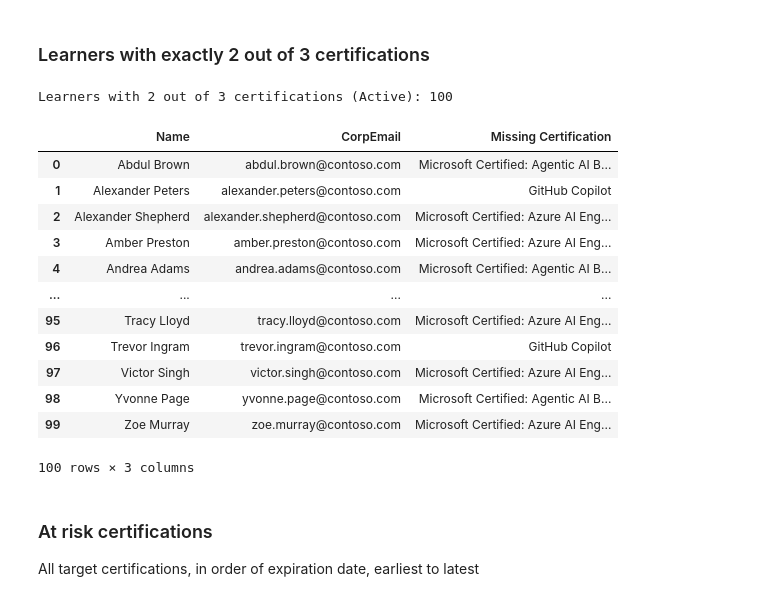
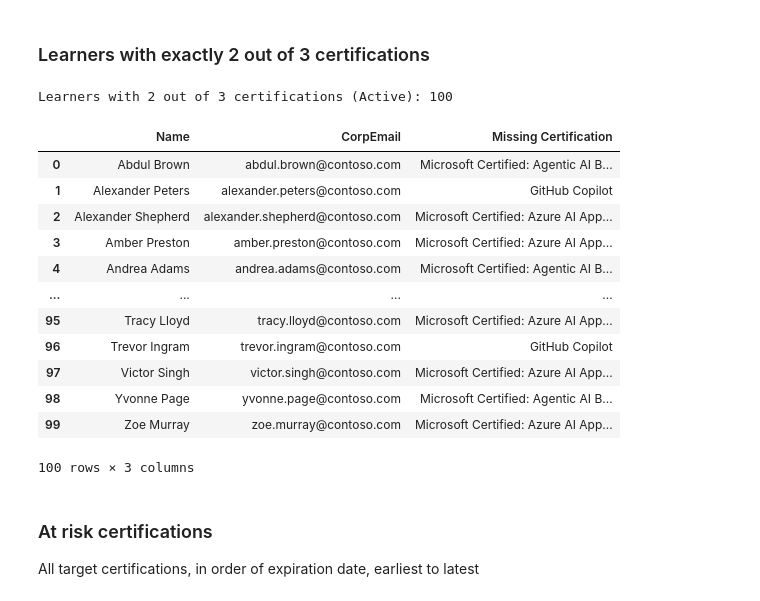
Before and after one commit to guygregory/frontier-engineer-finder, a Jupyter notebook: FrontierEngineer.ipynb, the cells around one changed output. Saved outputs shown, nothing was run; the diff lists cells and outputs as text; code cells hidden in the pictures.

Commit message:
Added logic to include Azure AI Apps and Agents Developer Associate

```diff
--- a/FrontierEngineer.ipynb
+++ b/FrontierEngineer.ipynb
@@ -22,23 +22,42 @@ Loaded 10,178 unique learners
 # %% [markdown]
 ### Learners with all three certifications
 # %%
+# Define Azure AI certification group (old and new)
+azure_ai_certs = [
+    'Microsoft Certified: Azure AI Engineer Associate',
+    'Microsoft Certified: Azure AI Apps and Agents Developer Associate'
+    # Add more aliases if needed in future
+ ]
 target_certs = [
-    'Microsoft Certified: Azure AI Engineer Associate',
+    'Azure AI',  # Placeholder for either of the above
     'GitHub Copilot',
     'Microsoft Certified: Agentic AI Business Solutions Architect'
-]
+ ]
 
 # Filter for target certifications that are Active and of type Certification, with valid Email
 filtered = df[
-    (df['TrainingTitle'].isin(target_certs)) &
+    ((
+        (df['TrainingTitle'].isin(azure_ai_certs)) |
+        (df['TrainingTitle'] == 'GitHub Copilot') |
+        (df['TrainingTitle'] == 'Microsoft Certified: Agentic AI Business Solutions Architect')
+    )) &
     (df['ActivationStatus'] == 'Active') &
     (df['TrainingType'] == 'Certification') &
     (df['Email'].notna()) &
     (df['Email'].str.strip() != '')
-]
+ ]
 
-# Find learners who have earned all 3 certifications
-cert_counts = filtered.groupby('Email')['TrainingTitle'].nunique()
+# Map TrainingTitle to logical cert bucket for grouping
+def logical_cert(row):
+    if row['TrainingTitle'] in azure_ai_certs:
+        return 'Azure AI'
+    return row['TrainingTitle']
+
+filtered = filtered.copy()
+filtered['LogicalCert'] = filtered.apply(logical_cert, axis=1)
+
+# Find learners who have earned all 3 logical certifications
+cert_counts = filtered.groupby('Email')['LogicalCert'].nunique()
 qualified_ids = cert_counts[cert_counts == 3].index
 
 # Build output table with one row per learner
@@ -51,7 +70,7 @@ result = (
         CorpEmail=('CorpEmail', 'first')
     )
     .reset_index()
-)
+ )
 result['Name'] = result['FirstName'].str.cat(result['LastName'], sep=' ').str.strip()
 result = result[['Name', 'CorpEmail']]
 
@@ -68,37 +87,42 @@ Learners with all 3 certifications (Active): 5
 # %% [markdown]
 ### Learners with exactly 2 out of 3 certifications
 # %%
+# Use the logical_cert mapping and updated logic for 2 out of 3
 two_of_three_ids = cert_counts[cert_counts == 2].index
 two_of_three = filtered[filtered['Email'].isin(two_of_three_ids)]
 
-# For each learner, find the missing certification
+# For each learner, find the missing logical certification
 rows = []
 for email, group in two_of_three.groupby('Email'):
-    earned = set(group['TrainingTitle'])
+    earned = set(group['LogicalCert'])
     missing = set(target_certs) - earned
     row = group.iloc[0]
     name = f"{row['IndividualFirstName']} {row['IndividualLastName']}".strip()
     for cert in missing:
-        rows.append({'Name': name, 'CorpEmail': row['CorpEmail'], 'Missing Certification': cert})
+        # If Azure AI is missing, always recommend the new cert only
+        if cert == 'Azure AI':
+            rows.append({'Name': name, 'CorpEmail': row['CorpEmail'], 'Missing Certification': 'Microsoft Certified: Azure AI Apps and Agents Developer Associate'})
+        else:
+            rows.append({'Name': name, 'CorpEmail': row['CorpEmail'], 'Missing Certification': cert})
 
 result_2of3 = pd.DataFrame(rows)
 
 print(f'Learners with 2 out of 3 certifications (Active): {result_2of3["CorpEmail"].nunique()}')
 result_2of3
 # %% [output]
 Learners with 2 out of 3 certifications (Active): 100
 |  | Name | CorpEmail | Missing Certification |
 | 0 | Abdul Brown | abdul.brown@contoso.com | Microsoft Certified: Agentic AI B... |
 | 1 | Alexander Peters | alexander.peters@contoso.com | GitHub Copilot |
-| 2 | Alexander Shepherd | alexander.shepherd@contoso.com | Microsoft Certified: Azure AI Eng... |
-| 3 | Amber Preston | amber.preston@contoso.com | Microsoft Certified: Azure AI Eng... |
+| 2 | Alexander Shepherd | alexander.shepherd@contoso.com | Microsoft Certified: Azure AI App... |
+| 3 | Amber Preston | amber.preston@contoso.com | Microsoft Certified: Azure AI App... |
 | 4 | Andrea Adams | andrea.adams@contoso.com | Microsoft Certified: Agentic AI B... |
 | ... | ... | ... | ... |
-| 95 | Tracy Lloyd | tracy.lloyd@contoso.com | Microsoft Certified: Azure AI Eng... |
+| 95 | Tracy Lloyd | tracy.lloyd@contoso.com | Microsoft Certified: Azure AI App... |
 | 96 | Trevor Ingram | trevor.ingram@contoso.com | GitHub Copilot |
-| 97 | Victor Singh | victor.singh@contoso.com | Microsoft Certified: Azure AI Eng... |
+| 97 | Victor Singh | victor.singh@contoso.com | Microsoft Certified: Azure AI App... |
 | 98 | Yvonne Page | yvonne.page@contoso.com | Microsoft Certified: Agentic AI B... |
-| 99 | Zoe Murray | zoe.murray@contoso.com | Microsoft Certified: Azure AI Eng... |
+| 99 | Zoe Murray | zoe.murray@contoso.com | Microsoft Certified: Azure AI App... |
 100 rows × 3 columns
 # %% [markdown]
 ### At risk certifications
```
Also changed, not shown: 1 other file.
